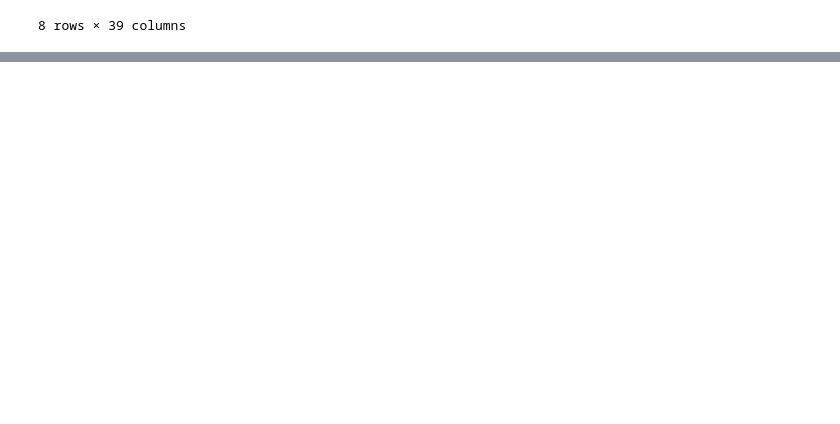
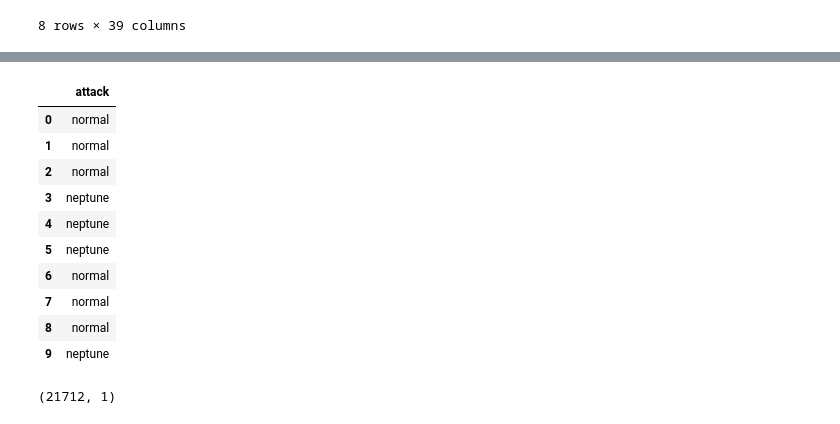
Before and after one commit to Nikitav0608/AIPlanetHackathon, a Jupyter notebook: Main.ipynb, the cells around one changed output, grey strips where cells are left out. Saved outputs shown, nothing was run; the diff lists cells and outputs as text; code cells hidden in the pictures; blank space fills up the shorter version.

```diff
--- a/Main.ipynb
+++ b/Main.ipynb
@@ -86,0 +93,20 @@ train.describe()
+# %%
+submission = pd.read_csv(r'D:\AIPlanetHackathon\Sample_Submission.csv')
+# %%
+submission.head(10)
+# %% [output]
+|  | attack |
+| 0 | normal |
+| 1 | normal |
+| 2 | normal |
+| 3 | neptune |
+| 4 | neptune |
+| 5 | neptune |
+| 6 | normal |
+| 7 | normal |
+| 8 | normal |
+| 9 | neptune |
+# %%
+submission.shape
+# %% [output]
+(21712, 1)
```
Also changed, not shown: parts of 20 cells of this notebook.
